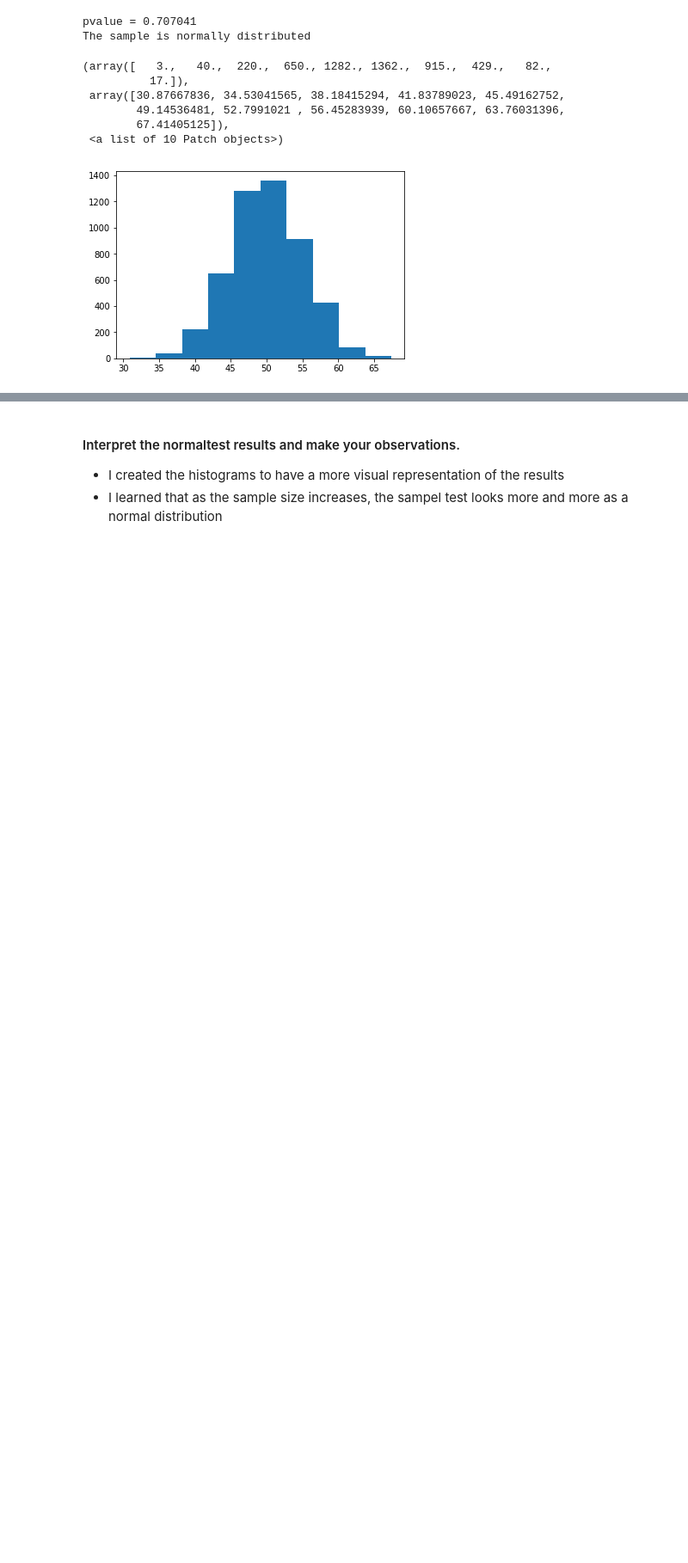
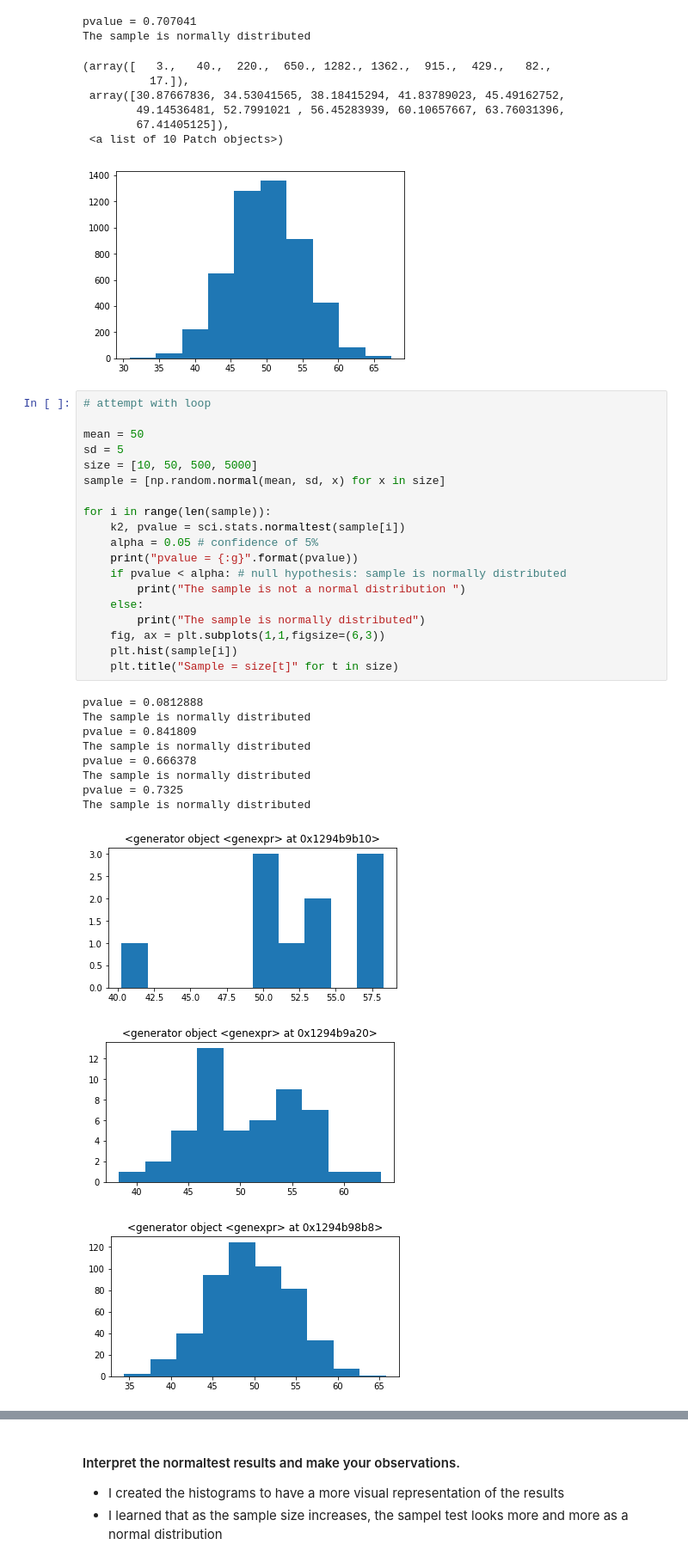
Before and after one commit to marisfont/madrid-oct-2018, a Jupyter notebook: module-2/lab-probability-distribution/your_code/main.ipynb, the cells around one changed output, grey strips where cells are left out. Shown at 86% size. Drawn from its saved outputs; the diff is of its cells as text; blank space fills up the shorter version.

Commit message:
loops in challenge 1

```diff
--- a/module-2/lab-probability-distribution/your_code/main.ipynb
+++ b/module-2/lab-probability-distribution/your_code/main.ipynb
@@ -117,3 +117,34 @@ The sample is normally distributed
         67.41405125]),
  <a list of 10 Patch objects>)
 [figure]
+# %%
+# attempt with loop
+
+mean = 50
+sd = 5
+size = [10, 50, 500, 5000]
+sample = [np.random.normal(mean, sd, x) for x in size]
+
+for i in range(len(sample)):
+    k2, pvalue = sci.stats.normaltest(sample[i])
+    alpha = 0.05 # confidence of 5%
+    print("pvalue = {:g}".format(pvalue))
+    if pvalue < alpha: # null hypothesis: sample is normally distributed
+        print("The sample is not a normal distribution ")
+    else:
+        print("The sample is normally distributed")
+    fig, ax = plt.subplots(1,1,figsize=(6,3))
+    plt.hist(sample[i])
+    plt.title("Sample = size[t]" for t in size)
+# %% [output]
+pvalue = 0.0812888
+The sample is normally distributed
+pvalue = 0.841809
+The sample is normally distributed
+pvalue = 0.666378
+The sample is normally distributed
+pvalue = 0.7325
+The sample is normally distributed
+[figure, added]
+[figure, added]
+[figure, added]
```
Also changed, not shown: parts of 4 cells of this notebook.
